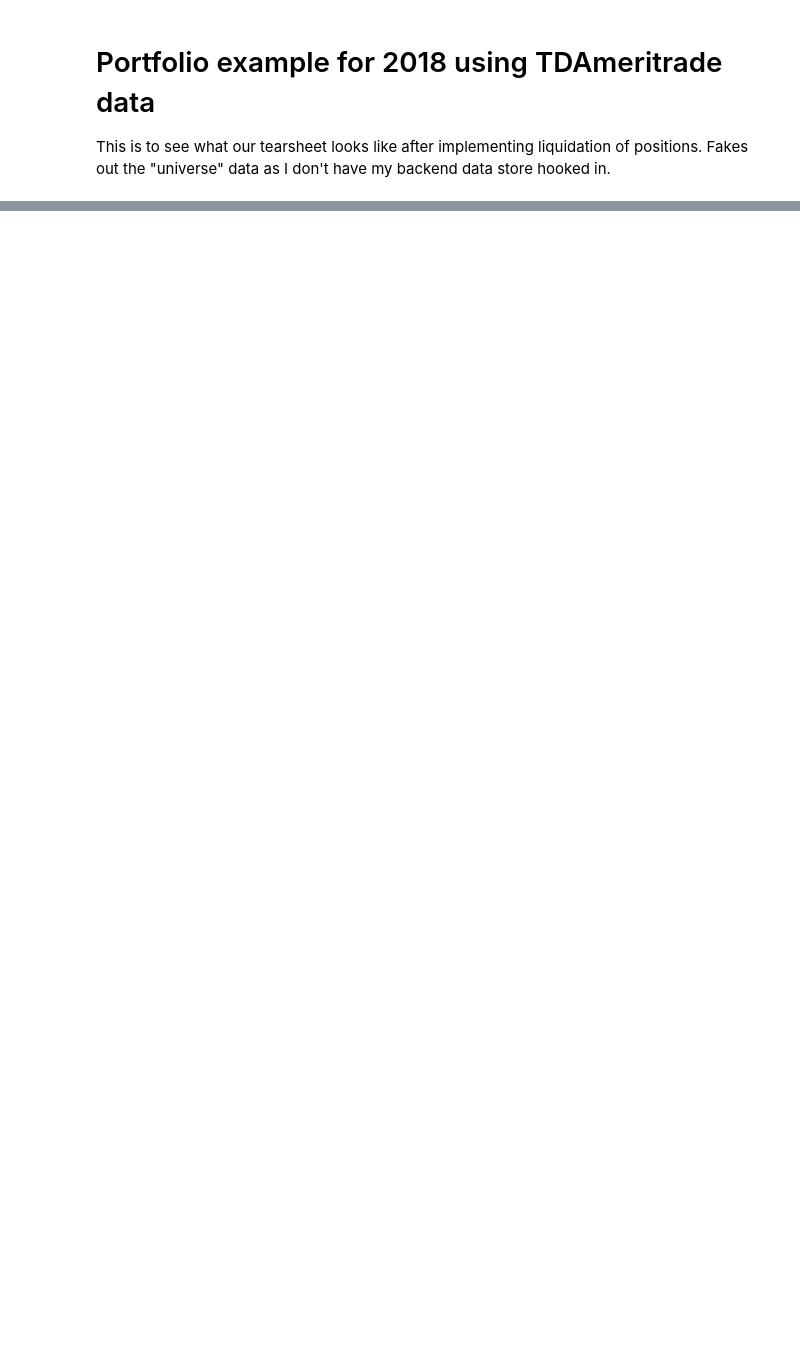
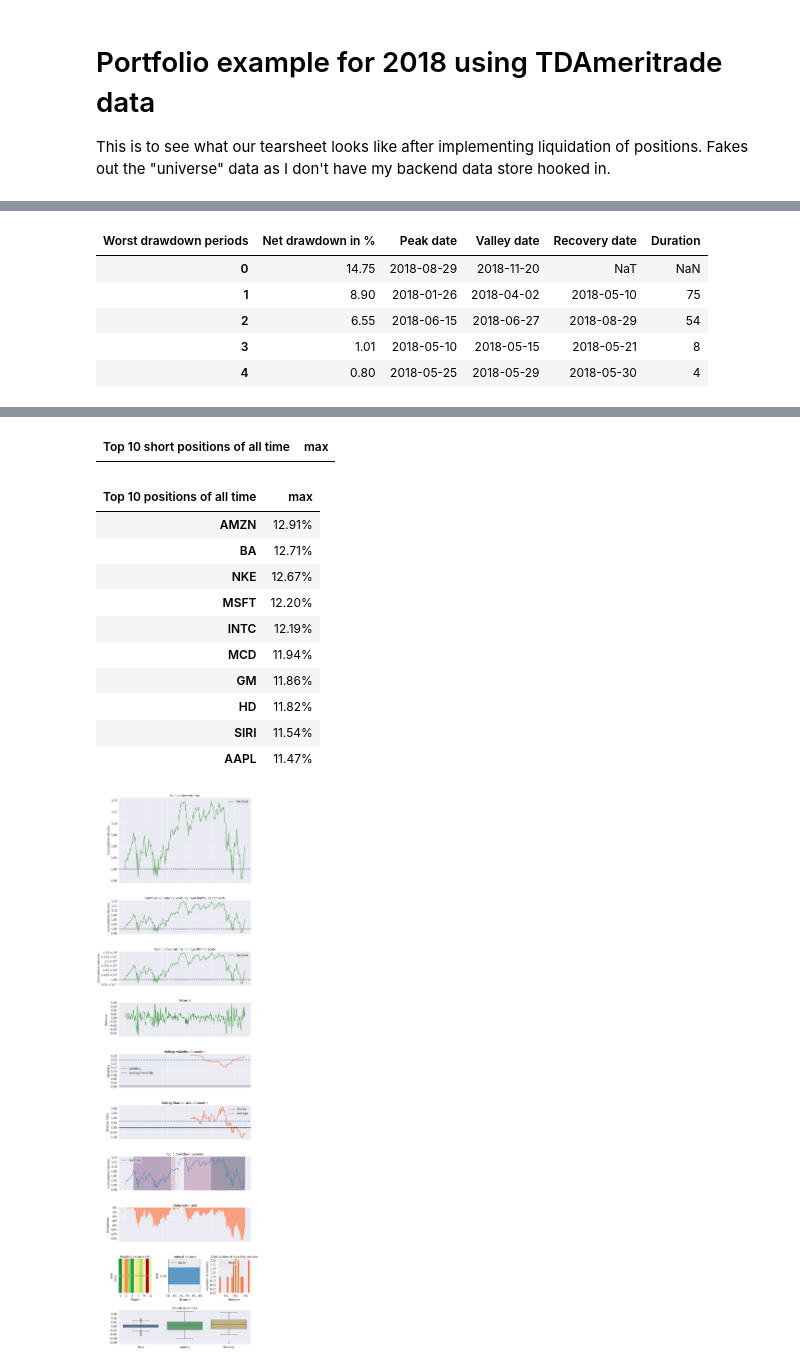
Before and after one commit to lucasnad27/quality-momentum, a Jupyter notebook: notebooks/sample_backtest.ipynb, the cells around one changed output, grey strips where cells are left out. Drawn from its saved outputs; the diff is of its cells as text; code cells hidden in the pictures; blank space fills up the shorter version.

```diff
--- a/notebooks/sample_backtest.ipynb
+++ b/notebooks/sample_backtest.ipynb
@@ -31,4 +31,5 @@ portfolio = qm.portfolio.Portfolio(
     weighting=qm.portfolio.WeightType.equal_weighted)
 portfolio.run()
 # %%
-pf.create_full_tear_sheet(portfolio.returns, positions=portfolio.positions, transactions=portfolio.transactions)
+tear_sheet = pf.create_full_tear_sheet(portfolio.returns, positions=portfolio.positions, transactions=portfolio.transactions)
+# %% [output]
@@ -34,0 +55,6 @@ pf.create_full_tear_sheet(portfolio.returns, positions=portfolio.positions, tran
+| Worst drawdown periods | Net drawdown in % | Peak date | Valley date | Recovery date | Duration |
+| 0 | 14.75 | 2018-08-29 | 2018-11-20 | NaT | NaN |
+| 1 | 8.90 | 2018-01-26 | 2018-04-02 | 2018-05-10 | 75 |
+| 2 | 6.55 | 2018-06-15 | 2018-06-27 | 2018-08-29 | 54 |
+| 3 | 1.01 | 2018-05-10 | 2018-05-15 | 2018-05-21 | 8 |
+| 4 | 0.80 | 2018-05-25 | 2018-05-29 | 2018-05-30 | 4 |
@@ -34,0 +72,13 @@ pf.create_full_tear_sheet(portfolio.returns, positions=portfolio.positions, tran
+| Top 10 short positions of all time | max |
+| Top 10 positions of all time | max |
+| AMZN | 12.91% |
+| BA | 12.71% |
+| NKE | 12.67% |
+| MSFT | 12.20% |
+| INTC | 12.19% |
+| MCD | 11.94% |
+| GM | 11.86% |
+| HD | 11.82% |
+| SIRI | 11.54% |
+| AAPL | 11.47% |
+[figure, added]
```
Also changed, not shown: parts of 2 cells of this notebook.
